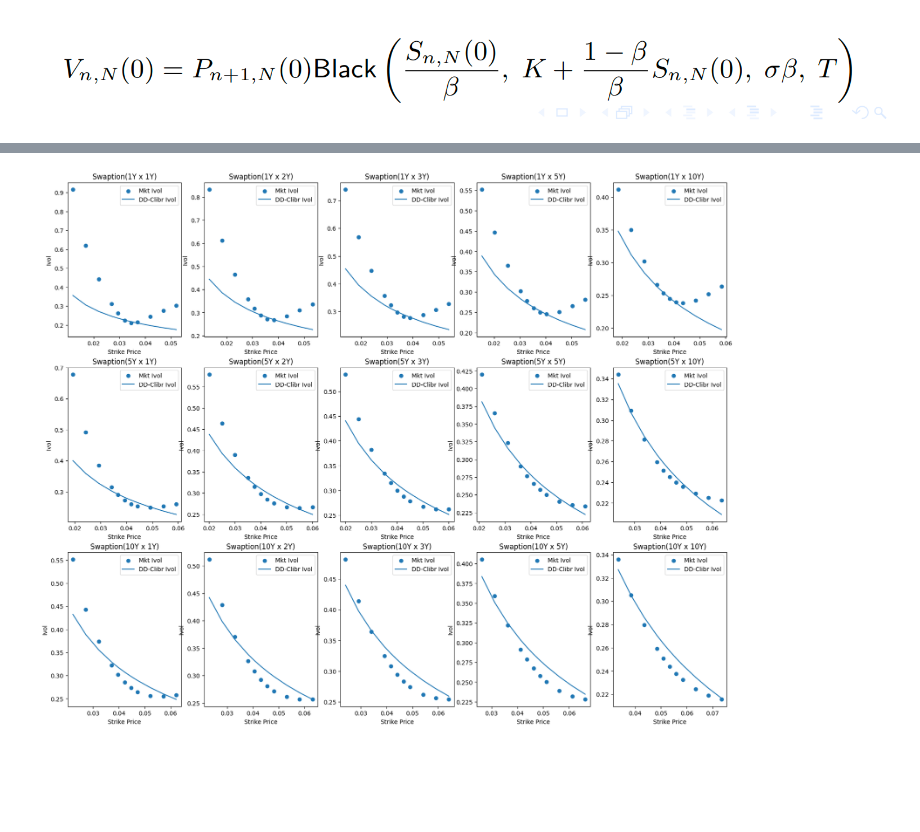
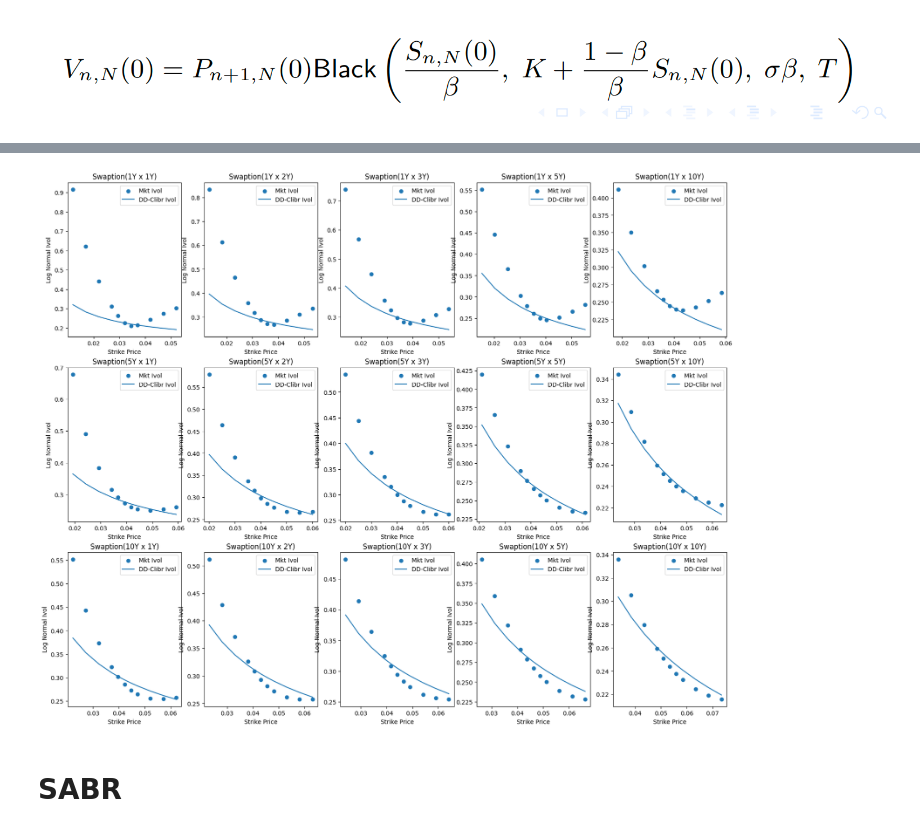
Before and after one commit to xueyuanhuang/qf605, a Jupyter notebook: project/part2.ipynb, the cells around one changed output, grey strips where cells are left out. Saved outputs shown, nothing was run; the diff lists cells and outputs as text; code cells hidden in the pictures; blank space fills up the shorter version.

```diff
--- a/project/part2.ipynb
+++ b/project/part2.ipynb
@@ -124,7 +126,7 @@ def cal_dd_vol(row):
     bp_changes = [-0.02, -0.015, -0.01, -0.005, -0.0025, 0, 0.0025, 0.005, 0.01, 0.015, 0.02]
     PVBP = row.iloc[3]
     T = row.iloc[0]
-    dd_ATMvol = row.iloc[-1]
+    ATMvol = row.iloc[9]
 
     dd_vols = []
 
@@ -133,14 +135,14 @@ def cal_dd_vol(row):
         if bp_change < 0:
             K = S+bp_change
             # print(PVBP, S, K, vols.iloc[5], T, beta[0])
-            price = dd_rec(PVBP, S, K, dd_ATMvol, T, beta)
+            price = dd_rec(PVBP, S, K, ATMvol, T, beta)
             # print(price)
             # return
             dd_vols.append(ivol_rec(S, PVBP, price, K, T))
         #payer
         else:
             K = S+bp_change
-            price = dd_payer(PVBP, S, K, dd_ATMvol, T, beta)
+            price = dd_payer(PVBP, S, K, ATMvol, T, beta)
             #print(price)
 
             dd_vols.append(ivol_payer(S, PVBP, price, K, T))
@@ -156,19 +158,21 @@ fsr[ivol.columns[2:]] = ivol[ivol.columns[2:]]
 beta = [DD_fit_beta(fsr.iloc[i]) for i in range(len(fsr))]
 fsr['beta'] = beta
 
-dd_vols = [dd_vol(fsr.iloc[i]) for i in range(len(fsr))]
-fsr['vol'] = dd_vols
+# dd_vols = [dd_vol(fsr.iloc[i]) for i in range(len(fsr))]
+# fsr['vol'] = dd_vols
 # %%
 plt.figure(figsize=(20,16))
 for i in range(len(fsr)):
     plt.subplot(3,5,i+1)
     S = fsr.iloc[i].iloc[2]
     strikes = [-0.02, -0.015, -0.01, -0.005, -0.0025, 0, 0.0025, 0.005, 0.01, 0.015, 0.02] + S
-    plt.scatter(strikes, fsr.iloc[i][4:15], label = 'Mkt Ivol')
+    plt.scatter(strikes, fsr.iloc[i].iloc[4:15], label = 'Mkt Ivol')
     plt.plot(strikes, cal_dd_vol(fsr.iloc[i]), label = 'DD-Clibr Ivol')
     plt.legend()
-    plt.ylabel('Ivol')
+    plt.ylabel('Log Normal Ivol')
     plt.xlabel('Strike Price')
     plt.title('Swaption('+ str(int(fsr.iloc[i].iloc[0])) + 'Y x ' + str(int(fsr.iloc[i].iloc[1])) + 'Y)')
 # %% [output]
-[figure, old version]
+[figure, new version]
+# %% [markdown]
+# SABR
```
Also changed, not shown: parts of 10 cells of this notebook, 13 other files.
